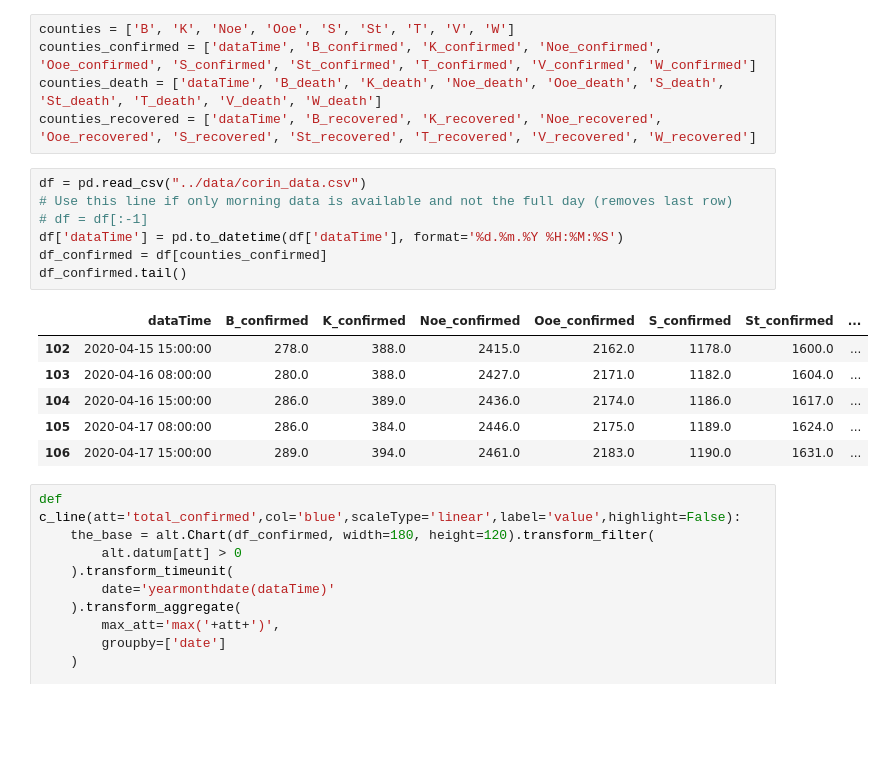
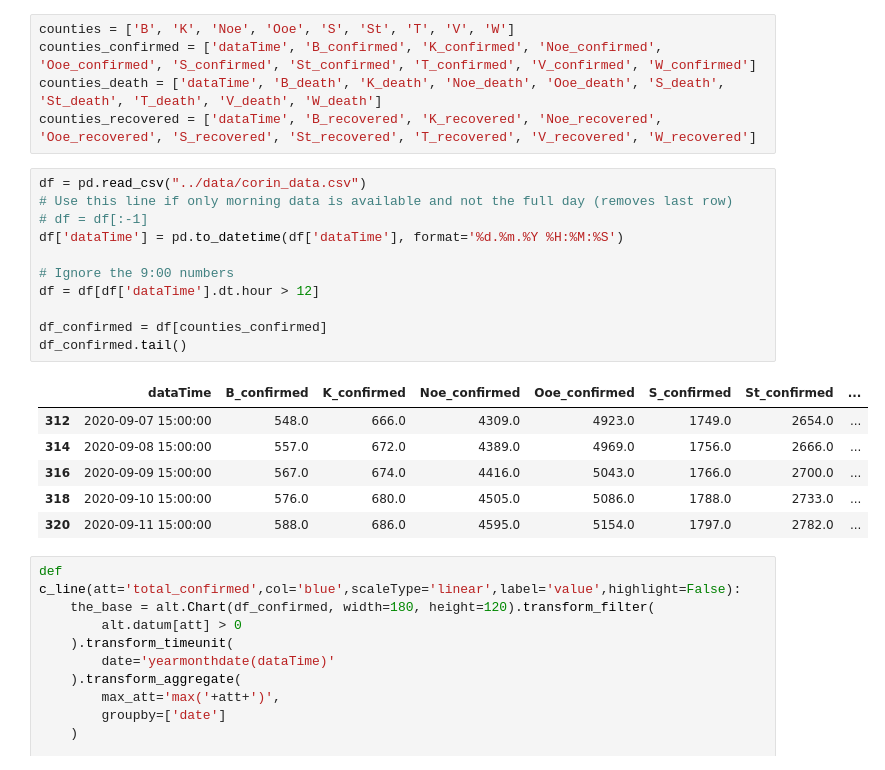
Before and after one commit to walterra/covid-19, a Jupyter notebook: jupyter/covid19-at-counties.ipynb, the cells around one changed output. Saved outputs shown, nothing was run; the diff lists cells and outputs as text; blank space fills up the shorter version.

```diff
--- a/jupyter/covid19-at-counties.ipynb
+++ b/jupyter/covid19-at-counties.ipynb
@@ -14,17 +14,21 @@ counties_recovered = ['dataTime', 'B_recovered', 'K_recovered', 'Noe_recovered',
 # %%
 df = pd.read_csv("../data/corin_data.csv")
 # Use this line if only morning data is available and not the full day (removes last row)
 # df = df[:-1]
 df['dataTime'] = pd.to_datetime(df['dataTime'], format='%d.%m.%Y %H:%M:%S')
+
+# Ignore the 9:00 numbers
+df = df[df['dataTime'].dt.hour > 12]
+
 df_confirmed = df[counties_confirmed]
 df_confirmed.tail()
 # %% [output]
 |  | dataTime | B_confirmed | K_confirmed | Noe_confirmed | Ooe_confirmed | S_confirmed | St_confirmed | ... |
-| 102 | 2020-04-15 15:00:00 | 278.0 | 388.0 | 2415.0 | 2162.0 | 1178.0 | 1600.0 | ... |
-| 103 | 2020-04-16 08:00:00 | 280.0 | 388.0 | 2427.0 | 2171.0 | 1182.0 | 1604.0 | ... |
-| 104 | 2020-04-16 15:00:00 | 286.0 | 389.0 | 2436.0 | 2174.0 | 1186.0 | 1617.0 | ... |
-| 105 | 2020-04-17 08:00:00 | 286.0 | 384.0 | 2446.0 | 2175.0 | 1189.0 | 1624.0 | ... |
-| 106 | 2020-04-17 15:00:00 | 289.0 | 394.0 | 2461.0 | 2183.0 | 1190.0 | 1631.0 | ... |
+| 312 | 2020-09-07 15:00:00 | 548.0 | 666.0 | 4309.0 | 4923.0 | 1749.0 | 2654.0 | ... |
+| 314 | 2020-09-08 15:00:00 | 557.0 | 672.0 | 4389.0 | 4969.0 | 1756.0 | 2666.0 | ... |
+| 316 | 2020-09-09 15:00:00 | 567.0 | 674.0 | 4416.0 | 5043.0 | 1766.0 | 2700.0 | ... |
+| 318 | 2020-09-10 15:00:00 | 576.0 | 680.0 | 4505.0 | 5086.0 | 1788.0 | 2733.0 | ... |
+| 320 | 2020-09-11 15:00:00 | 588.0 | 686.0 | 4595.0 | 5154.0 | 1797.0 | 2782.0 | ... |
 # %%
 def c_line(att='total_confirmed',col='blue',scaleType='linear',label='value',highlight=False):
     the_base = alt.Chart(df_confirmed, width=180, height=120).transform_filter(
```
Also changed, not shown: 2 other files.
